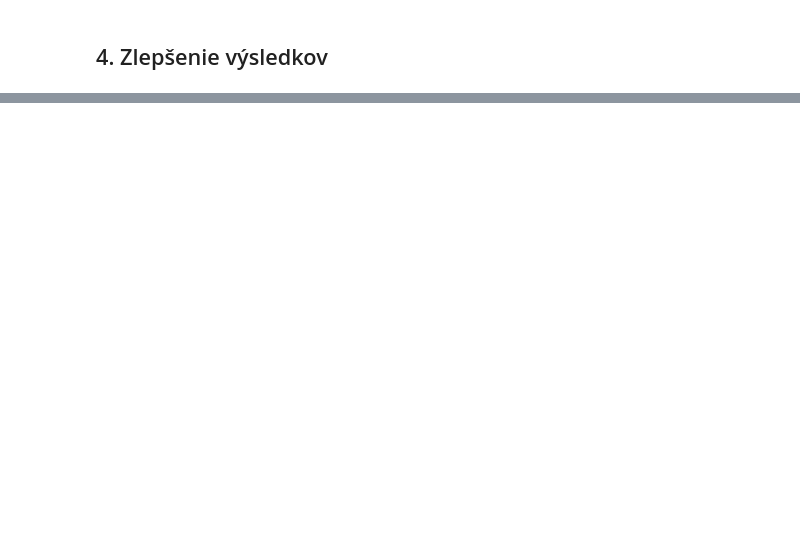
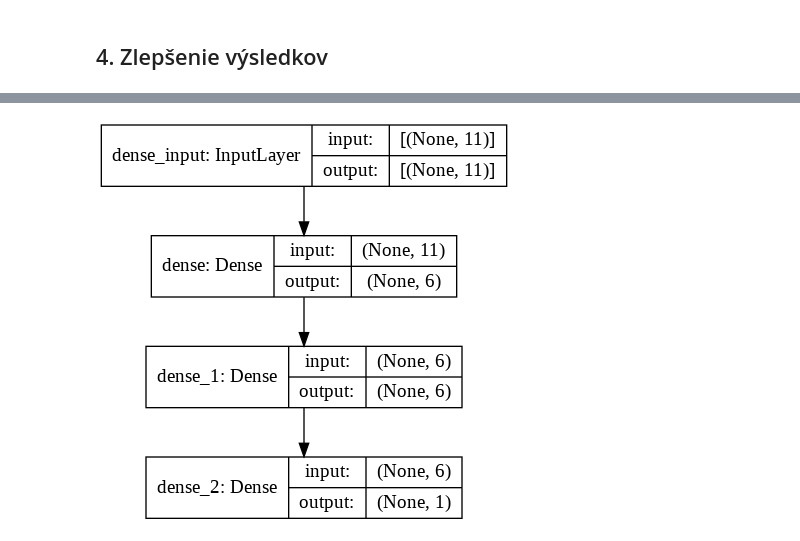
Before and after one commit to kristiankluka/Kluka_NS2021, a Jupyter notebook: NS_KLUKA.ipynb, the cells around one changed output, grey strips where cells are left out. Saved outputs shown, nothing was run; the diff lists cells and outputs as text; code cells hidden in the pictures; blank space fills up the shorter version.

```diff
--- a/NS_KLUKA.ipynb
+++ b/NS_KLUKA.ipynb
@@ -234,4 +284,5 @@ weighted avg       0.72      0.72      0.72      3186
 # %%
-trenovanie = classifier.fit(x_train, y_train, batch_size=32, epochs=100, validation_split=0.1, verbose=2)
+# natrénovanie pomocou nových (vylepšených) dát
+trenovanie2 = classifier.fit(x_train, y_train, batch_size=32, epochs=100, validation_split=0.3, verbose=2)
 # %% [output]
 Epoch 1/100
@@ -293,0 +349,5 @@ weighted avg       0.80      0.80      0.80      3186
+# %%
+# vykreslenie modelu
+plot_model(classifier, to_file='model_plot.png', show_shapes=True, show_layer_names=True)
+# %% [output]
+[figure, added]
```
Also changed, not shown: parts of 32 cells of this notebook.
